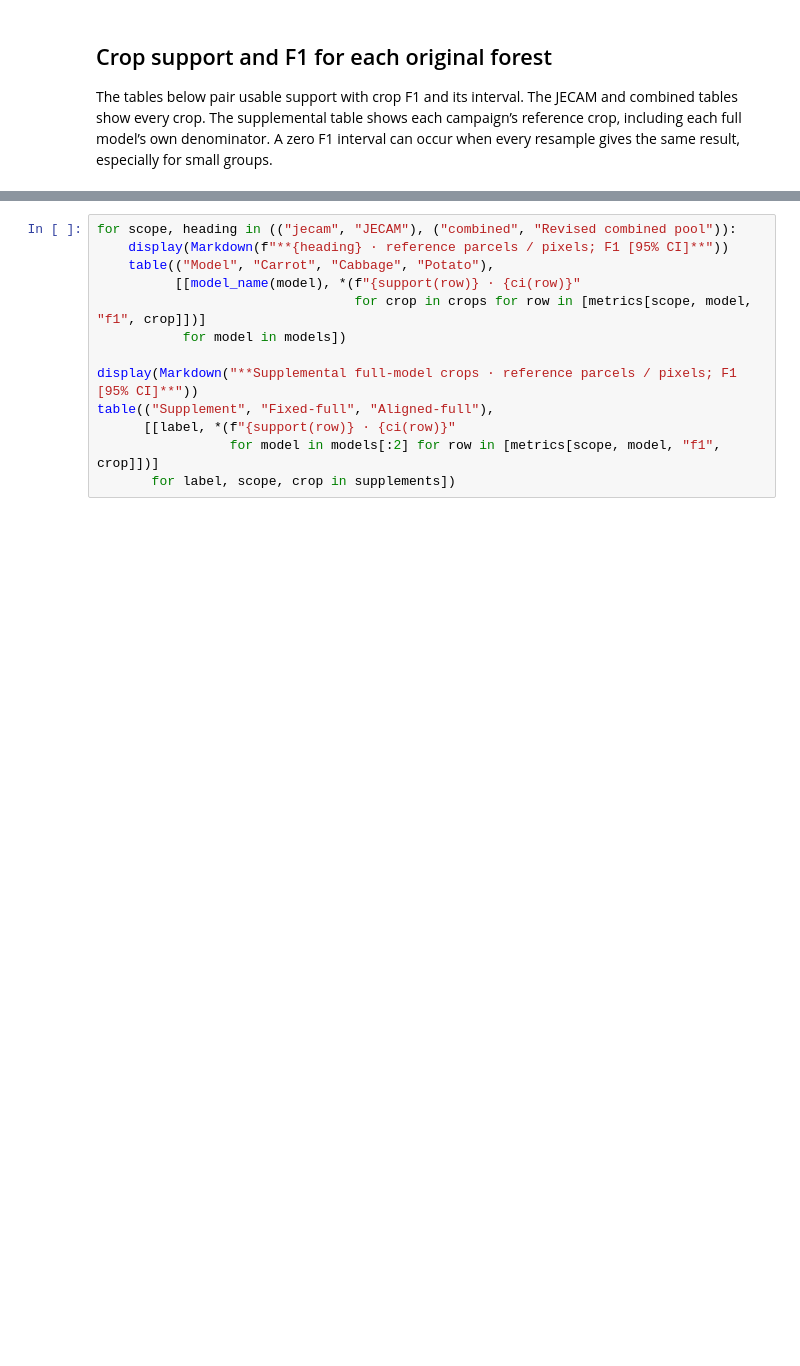
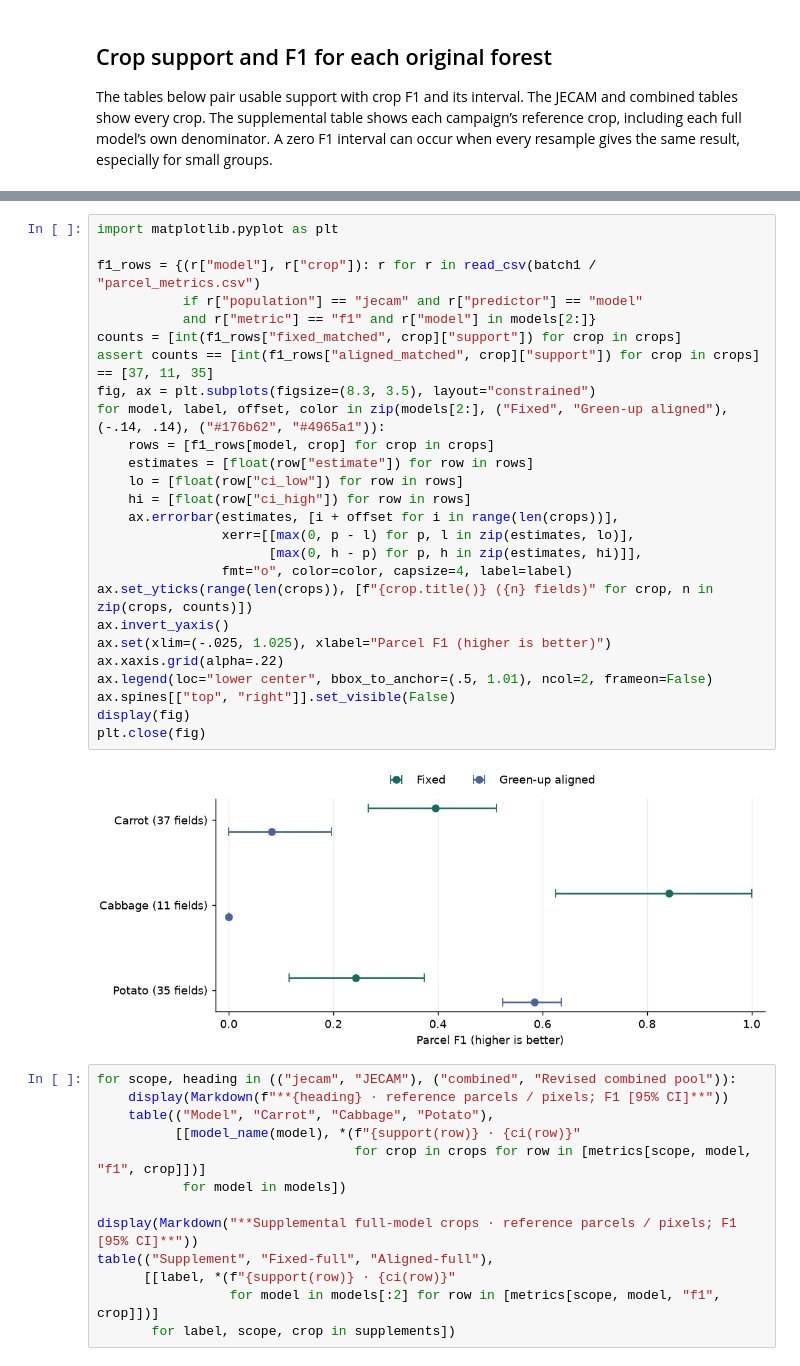
Before and after one commit to jrdavid-dev/external-crop-data-classification, a Jupyter notebook: notebooks/SakAI_crop_classification_walkthrough.ipynb, the cells around one changed output, grey strips where cells are left out. Drawn from its saved outputs; the diff is of its cells as text; blank space fills up the shorter version.

```diff
--- a/notebooks/SakAI_crop_classification_walkthrough.ipynb
+++ b/notebooks/SakAI_crop_classification_walkthrough.ipynb
@@ -741,3 +836,31 @@ The tables below pair usable support with crop F1 and its interval. The JECAM an
+# %%
+import matplotlib.pyplot as plt
+
+f1_rows = {(r["model"], r["crop"]): r for r in read_csv(batch1 / "parcel_metrics.csv")
+           if r["population"] == "jecam" and r["predictor"] == "model"
+           and r["metric"] == "f1" and r["model"] in models[2:]}
+counts = [int(f1_rows["fixed_matched", crop]["support"]) for crop in crops]
+assert counts == [int(f1_rows["aligned_matched", crop]["support"]) for crop in crops] == [37, 11, 35]
+fig, ax = plt.subplots(figsize=(8.3, 3.5), layout="constrained")
+for model, label, offset, color in zip(models[2:], ("Fixed", "Green-up aligned"), (-.14, .14), ("#176b62", "#4965a1")):
+    rows = [f1_rows[model, crop] for crop in crops]
+    estimates = [float(row["estimate"]) for row in rows]
+    lo = [float(row["ci_low"]) for row in rows]
+    hi = [float(row["ci_high"]) for row in rows]
+    ax.errorbar(estimates, [i + offset for i in range(len(crops))],
+                xerr=[[max(0, p - l) for p, l in zip(estimates, lo)],
+                      [max(0, h - p) for p, h in zip(estimates, hi)]],
+                fmt="o", color=color, capsize=4, label=label)
+ax.set_yticks(range(len(crops)), [f"{crop.title()} ({n} fields)" for crop, n in zip(crops, counts)])
+ax.invert_yaxis()
+ax.set(xlim=(-.025, 1.025), xlabel="Parcel F1 (higher is better)")
+ax.xaxis.grid(alpha=.22)
+ax.legend(loc="lower center", bbox_to_anchor=(.5, 1.01), ncol=2, frameon=False)
+ax.spines[["top", "right"]].set_visible(False)
+display(fig)
+plt.close(fig)
+# %% [output]
+[figure, added]
 # %%
 for scope, heading in (("jecam", "JECAM"), ("combined", "Revised combined pool")):
     display(Markdown(f"**{heading} · reference parcels / pixels; F1 [95% CI]**"))
```
Also changed, not shown: parts of 7 cells of this notebook, 27 other files.
